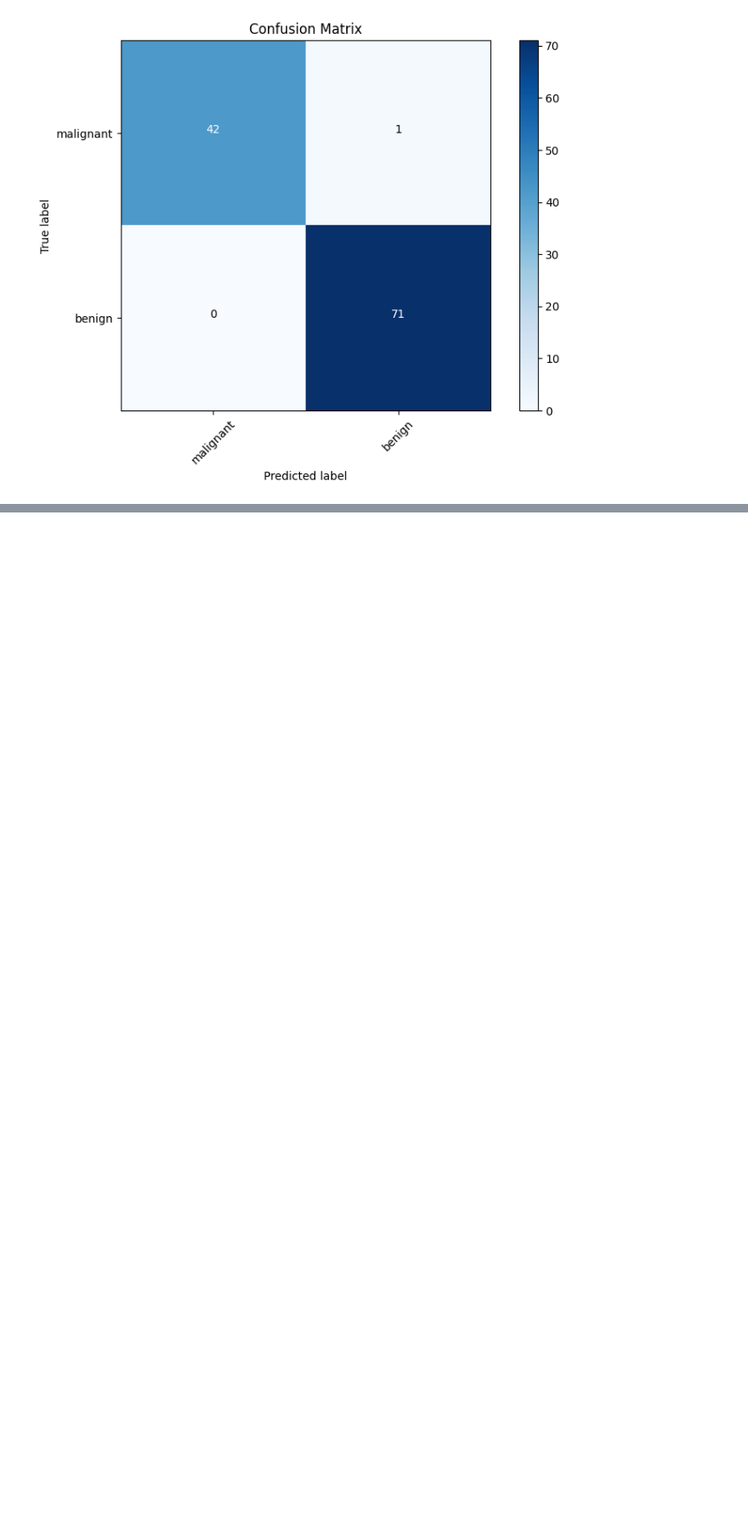
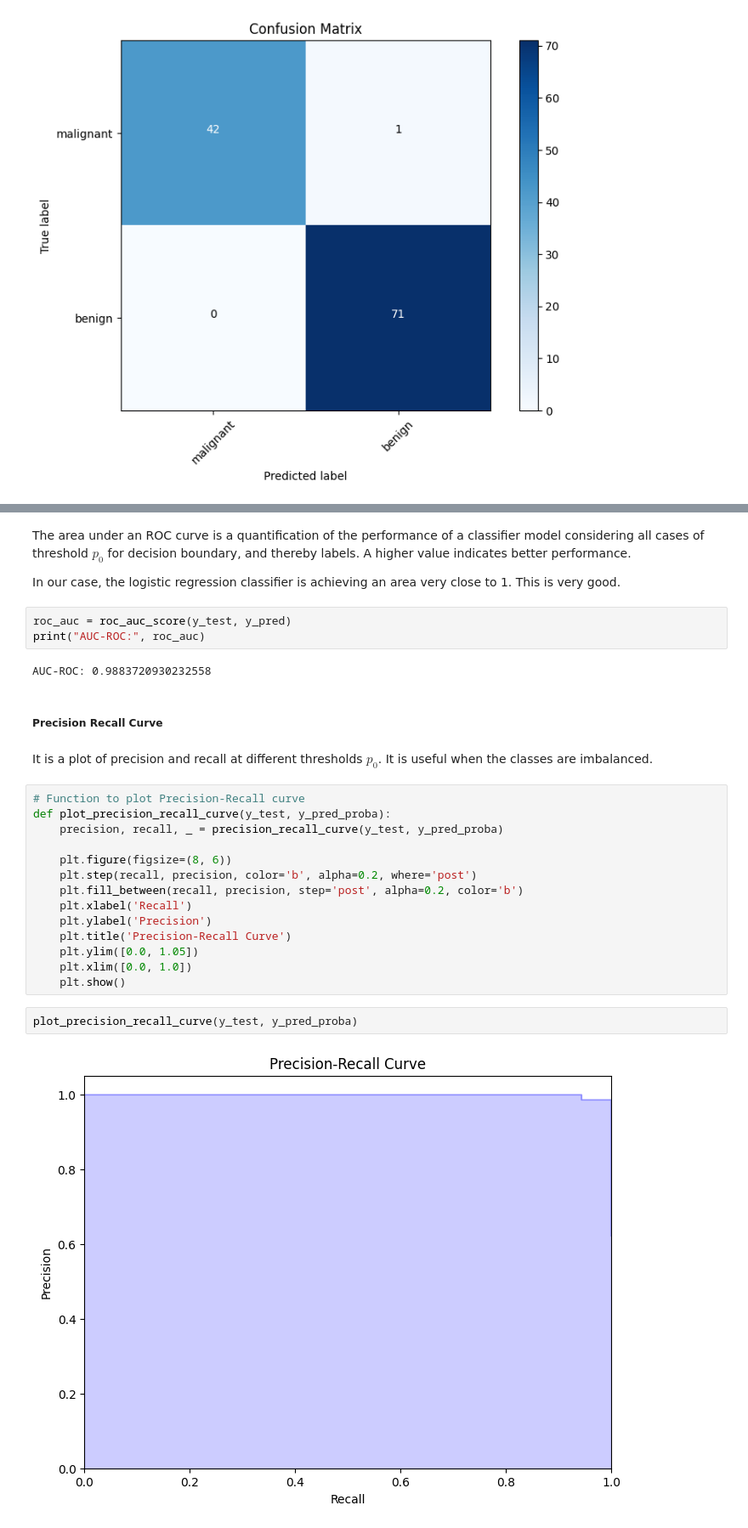
Before and after one commit to PranavNair01/DA623_Logistic_Regression, a Jupyter notebook: logistic_regression_tutorial.ipynb, the cells around one changed output, grey strips where cells are left out. Shown at 85% size. Drawn from its saved outputs; the diff is of its cells as text; blank space fills up the shorter version.

```diff
--- a/logistic_regression_tutorial.ipynb
+++ b/logistic_regression_tutorial.ipynb
@@ -411,0 +491,31 @@ plt.show()
+# %% [markdown]
+The area under an ROC curve is a quantification of the performance of a classifier model considering all cases of threshold $p_0$ for decision boundary, and thereby labels. A higher value indicates better performance.
+
+In our case, the logistic regression classifier is achieving an area very close to 1. This is very good.
+# %%
+roc_auc = roc_auc_score(y_test, y_pred)
+print("AUC-ROC:", roc_auc)
+# %% [output]
+AUC-ROC: 0.9883720930232558
+# %% [markdown]
+##### Precision Recall Curve
+# %% [markdown]
+It is a plot of precision and recall at different thresholds $p_0$. It is useful when the classes are imbalanced.
+# %%
+# Function to plot Precision-Recall curve
+def plot_precision_recall_curve(y_test, y_pred_proba):
+    precision, recall, _ = precision_recall_curve(y_test, y_pred_proba)
+
+    plt.figure(figsize=(8, 6))
+    plt.step(recall, precision, color='b', alpha=0.2, where='post')
+    plt.fill_between(recall, precision, step='post', alpha=0.2, color='b')
+    plt.xlabel('Recall')
+    plt.ylabel('Precision')
+    plt.title('Precision-Recall Curve')
+    plt.ylim([0.0, 1.05])
+    plt.xlim([0.0, 1.0])
+    plt.show()
+# %%
+plot_precision_recall_curve(y_test, y_pred_proba)
+# %% [output]
+[figure, added]
```
Also changed, not shown: parts of 27 cells of this notebook.
